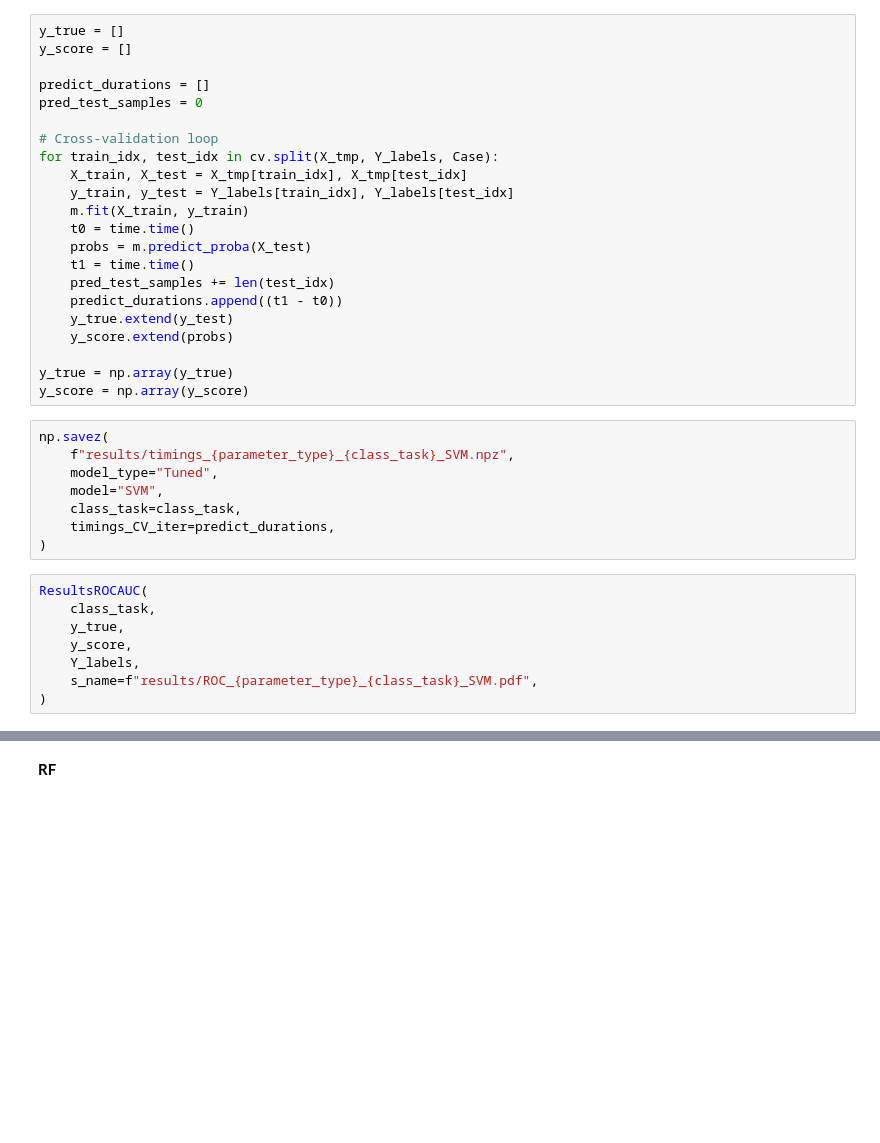
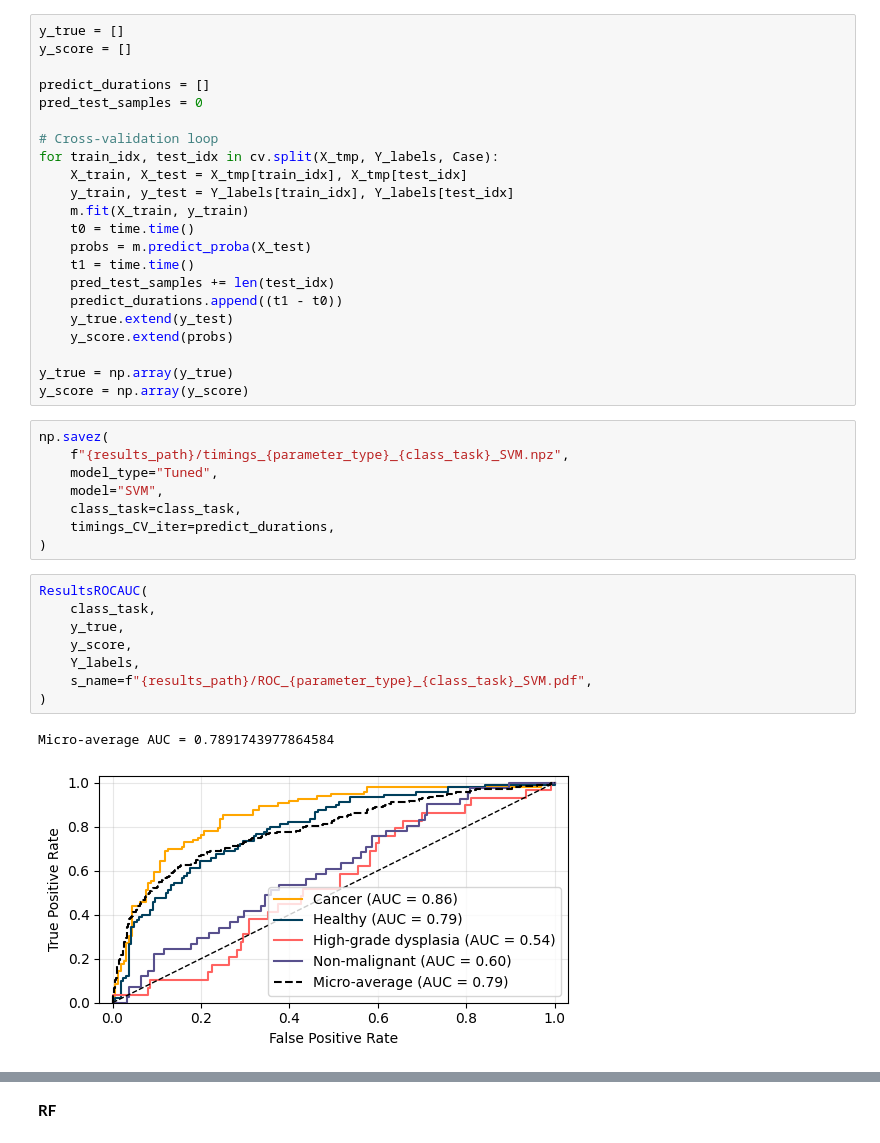
Before and after one commit to EITLabworks/IIVV-Evaluation, a Jupyter notebook: Results.ipynb, the cells around one changed output, grey strips where cells are left out. Cells and saved outputs as stored; diff of their text form; blank space fills up the shorter version.

```diff
--- a/Results.ipynb
+++ b/Results.ipynb
@@ -579,7 +726,7 @@ y_true = np.array(y_true)
 y_score = np.array(y_score)
 # %%
 np.savez(
-    f"results/timings_{parameter_type}_{class_task}_SVM.npz",
+    f"{results_path}/timings_{parameter_type}_{class_task}_SVM.npz",
     model_type="Tuned",
     model="SVM",
     class_task=class_task,
@@ -588,11 +735,14 @@ np.savez(
 # %%
 ResultsROCAUC(
     class_task,
     y_true,
     y_score,
     Y_labels,
-    s_name=f"results/ROC_{parameter_type}_{class_task}_SVM.pdf",
+    s_name=f"{results_path}/ROC_{parameter_type}_{class_task}_SVM.pdf",
 )
+# %% [output]
+Micro-average AUC = 0.7891743977864584
+[figure, added]
 # %%
 classes = ["Cancer", "Healthy", "High-grade\ndysplasia", "Non-malignant"]
 plot_cm(y_true, y_score, classes)
```
Also changed, not shown: parts of 25 cells of this notebook, 1 other file.
